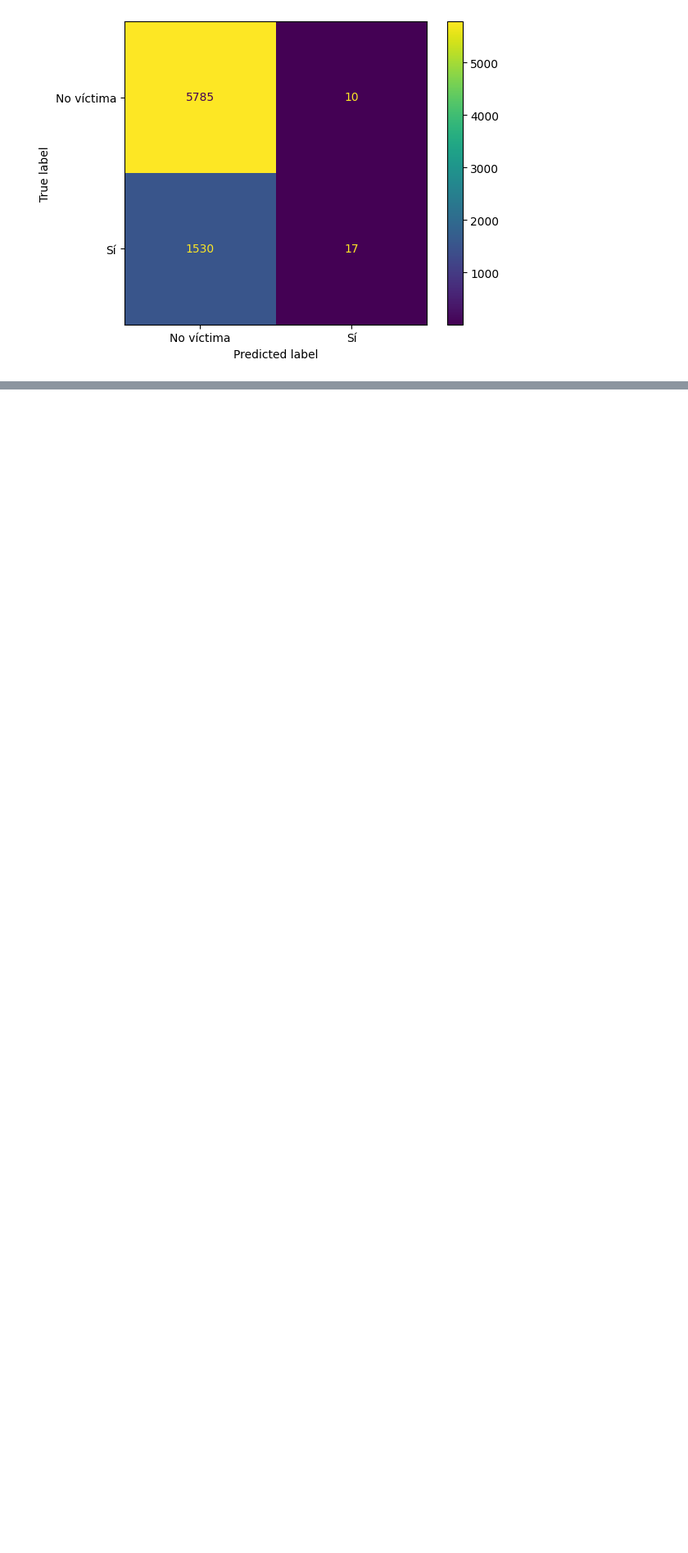
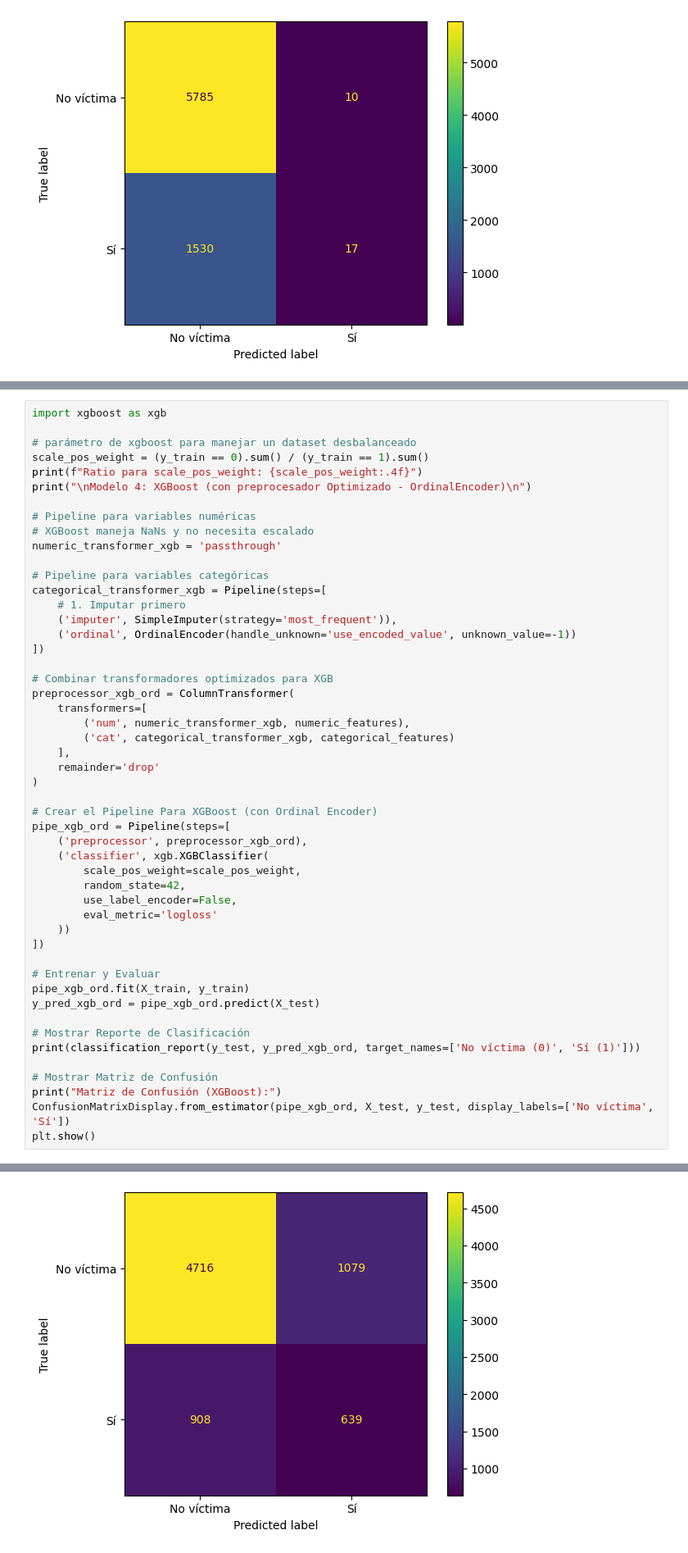
Before and after one commit to zMRGABOz/tarea_2_ia, a Jupyter notebook: src/main.ipynb, the cells around one changed output, grey strips where cells are left out. Shown: that part at 82% size. Cells and saved outputs as stored; diff of their text form; blank space fills up the shorter version.

Commit message:
se añade xgboost como tercer modelo

```diff
--- a/src/main.ipynb
+++ b/src/main.ipynb
@@ -660,0 +675,51 @@ Matriz de Confusión (Random Forest):
+# %%
+import xgboost as xgb
+
+# parámetro de xgboost para manejar un dataset desbalanceado
+scale_pos_weight = (y_train == 0).sum() / (y_train == 1).sum()
+print(f"Ratio para scale_pos_weight: {scale_pos_weight:.4f}")
+print("\nModelo 4: XGBoost (con preprocesador Optimizado - OrdinalEncoder)\n")
+
+# Pipeline para variables numéricas
+# XGBoost maneja NaNs y no necesita escalado
+numeric_transformer_xgb = 'passthrough'
+
+# Pipeline para variables categóricas
+categorical_transformer_xgb = Pipeline(steps=[
+    # 1. Imputar primero
+    ('imputer', SimpleImputer(strategy='most_frequent')),
+    ('ordinal', OrdinalEncoder(handle_unknown='use_encoded_value', unknown_value=-1))
+])
+
+# Combinar transformadores optimizados para XGB
+preprocessor_xgb_ord = ColumnTransformer(
+    transformers=[
+        ('num', numeric_transformer_xgb, numeric_features),
+        ('cat', categorical_transformer_xgb, categorical_features)
+    ],
+    remainder='drop'
+)
+
+# Crear el Pipeline Para XGBoost (con Ordinal Encoder)
+pipe_xgb_ord = Pipeline(steps=[
+    ('preprocessor', preprocessor_xgb_ord),
+    ('classifier', xgb.XGBClassifier(
+        scale_pos_weight=scale_pos_weight,
+        random_state=42,
+        use_label_encoder=False,
+        eval_metric='logloss'
+    ))
+])
+
+# Entrenar y Evaluar
+pipe_xgb_ord.fit(X_train, y_train)
+y_pred_xgb_ord = pipe_xgb_ord.predict(X_test)
+
+# Mostrar Reporte de Clasificación
+print(classification_report(y_test, y_pred_xgb_ord, target_names=['No víctima (0)', 'Sí (1)']))
+
+# Mostrar Matriz de Confusión
+print("Matriz de Confusión (XGBoost):")
+ConfusionMatrixDisplay.from_estimator(pipe_xgb_ord, X_test, y_test, display_labels=['No víctima', 'Sí'])
+plt.show()
+# %% [output]
@@ -661,3 +742,4 @@ Matriz de Confusión (Random Forest):
+[figure, added]
 # %% [markdown]
 # Evaluación de sesgo y varianza
 # %% [markdown]
```
Also changed, not shown: parts of 3 cells of this notebook.
